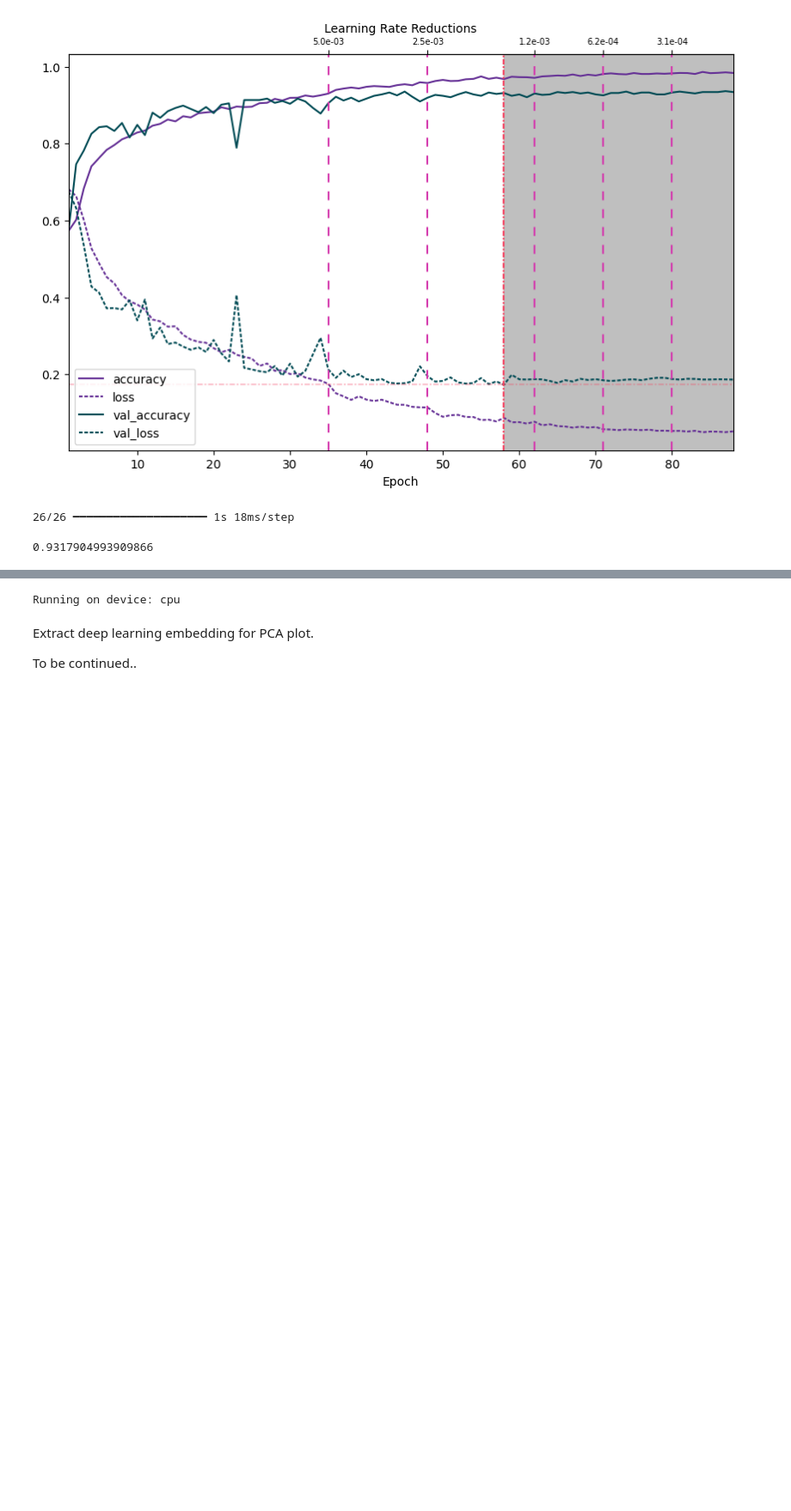
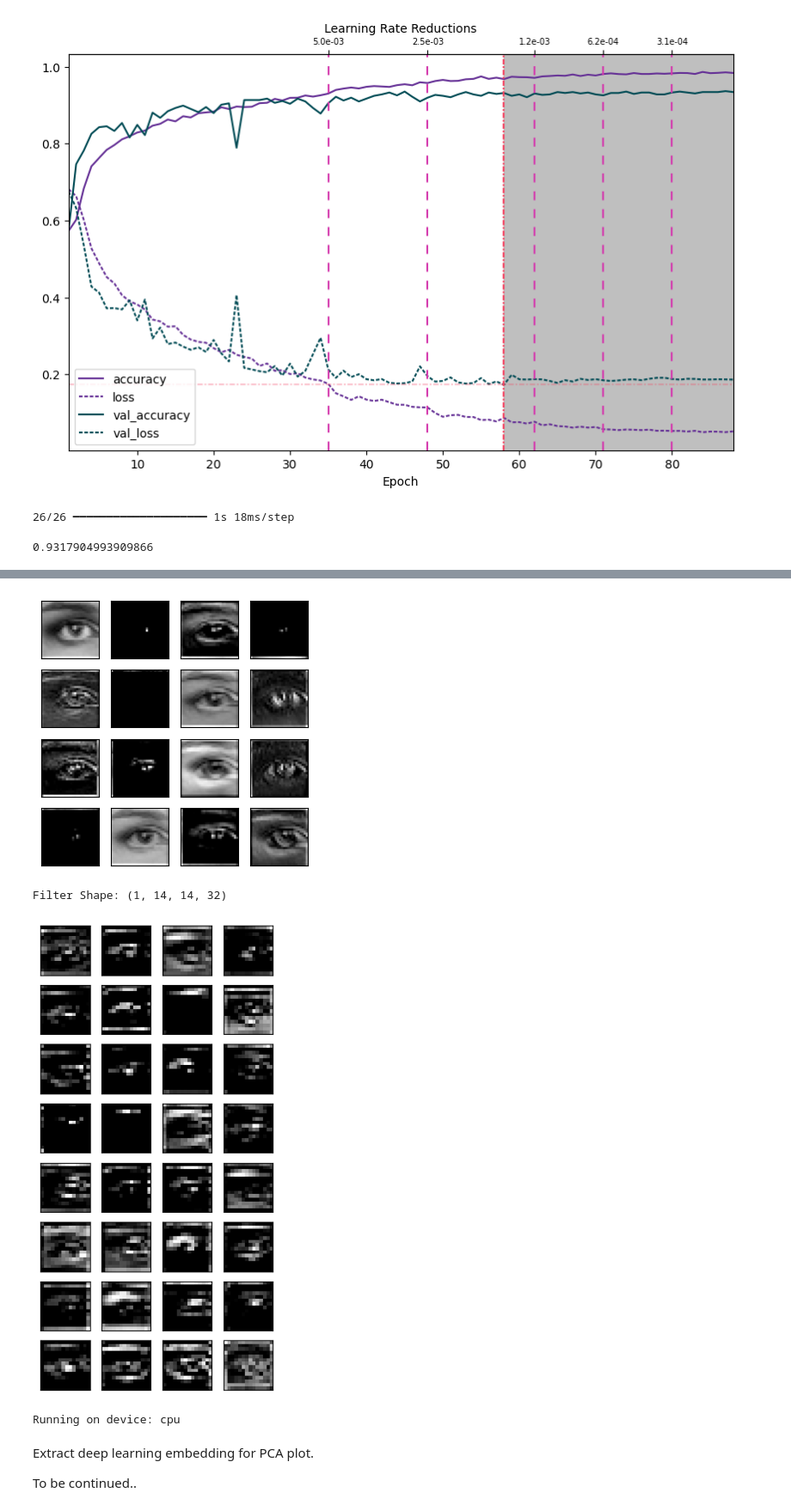
Before and after one commit to chill0121/Periocular_Sex_Classification, a Jupyter notebook: Periocular_Sex_Classification.ipynb, the cells around one changed output, grey strips where cells are left out. Shown at 86% size. Cells and saved outputs as stored; diff of their text form; code cells hidden in the pictures; blank space fills up the shorter version.

```diff
--- a/Periocular_Sex_Classification.ipynb
+++ b/Periocular_Sex_Classification.ipynb
@@ -570,0 +604,30 @@ accuracy_score(y_pred_cnn, y_val)
+# %%
+# Indexes of maxpool layers at end of conv blocks.
+pool_idx = [2, 6]
+
+outputs = [mod_cnn.layers[i].output for i in pool_idx]
+mod_cnn_feat = tf.keras.Model(inputs = mod_cnn.inputs,
+                       outputs = outputs)
+# %%
+# Load unseen image.
+img = Image.open('./Data/Female/76.jpg')
+img = img.resize((img_size, img_size), Image.Resampling.LANCZOS)
+img = tf.keras.preprocessing.image.img_to_array(img)
+img = np.expand_dims(img, axis = 0)
+# Retrieve feature maps for image.
+feature_maps = mod_cnn_feat.predict(img)
+# Get number of filters from shape of filters = (16, 32).
+n_filters = [feature_maps[0].shape[3], feature_maps[1].shape[3]]
+# Iterate through each feature map.
+for i, fmap in enumerate(feature_maps):
+    print('Filter Shape:', fmap.shape)
+    fig, ax = plt.subplots(int(n_filters[i]/4), 4, figsize = ((4,4) if i == 0 else (4,8)))
+    # Iterate through number of filters in current fmap layer.
+    for j in range(n_filters[i]):
+        # Plot each filter feature map.
+        ax[j//4, j%4].set_xticks([])
+        ax[j//4, j%4].set_yticks([])
+        ax[j//4, j%4].imshow(fmap[0,:,:,j], cmap = 'gray')
+
+    plt.show()
+# %% [output]
@@ -571,3 +636,6 @@ accuracy_score(y_pred_cnn, y_val)
+[figure, added]
+Filter Shape: (1, 14, 14, 32)
+[figure, added]
 # %%
 # Get feature vector from model.
 # https://keras.io/getting_started/faq/#how-can-i-obtain-the-output-of-an-intermediate-layer-feature-extraction
```
Also changed, not shown: parts of 3 cells of this notebook.
